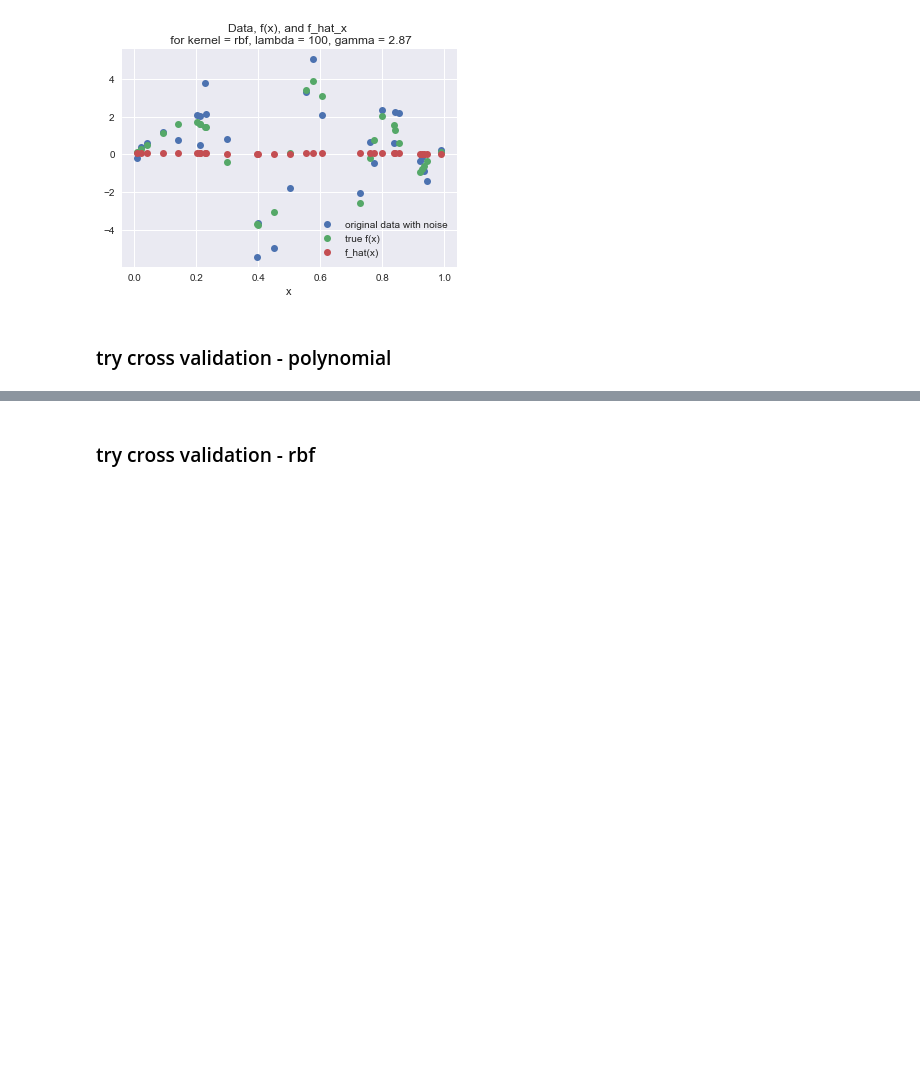
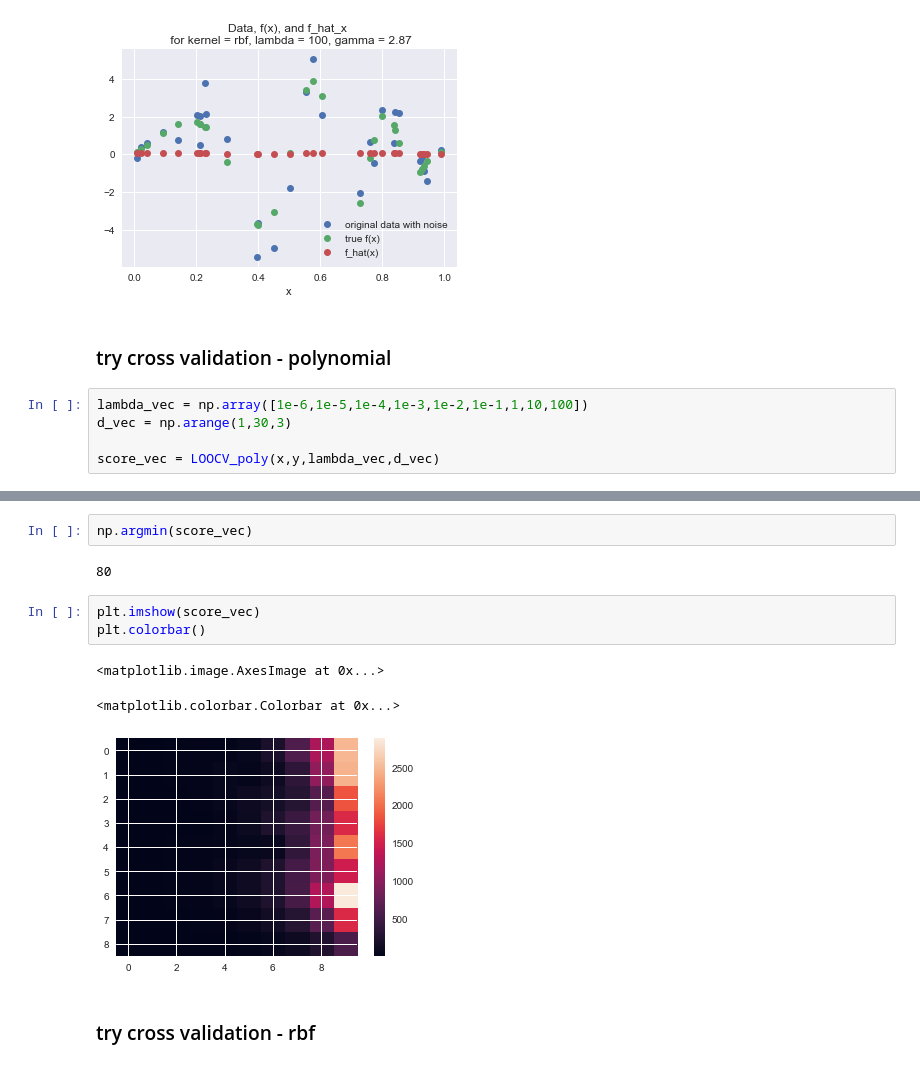
Before and after one commit to davidjuliancaldwell/machine-learning-class, a Jupyter notebook: hw3/prob2_kernelregression_notebook.ipynb, the cells around one changed output, grey strips where cells are left out. Saved outputs shown, nothing was run; the diff lists cells and outputs as text; blank space fills up the shorter version.

```diff
--- a/hw3/prob2_kernelregression_notebook.ipynb
+++ b/hw3/prob2_kernelregression_notebook.ipynb
@@ -241,3 +328,8 @@ for lambda_val in lambda_vec:
 [figure]
 # %% [markdown]
 ### try cross validation - polynomial
+# %%
+lambda_vec = np.array([1e-6,1e-5,1e-4,1e-3,1e-2,1e-1,1,10,100])
+d_vec = np.arange(1,30,3)
+
+score_vec = LOOCV_poly(x,y,lambda_vec,d_vec)
@@ -244,3 +355,14 @@ for lambda_val in lambda_vec:
+# %%
+np.argmin(score_vec)
+# %% [output]
+80
+# %%
+plt.imshow(score_vec)
+plt.colorbar()
+# %% [output]
+<matplotlib.image.AxesImage at 0x...>
+<matplotlib.colorbar.Colorbar at 0x...>
+[figure, added]
 # %% [markdown]
 ### try cross validation - rbf
 # %%
```
Also changed, not shown: parts of 9 cells of this notebook, 3 other files.
